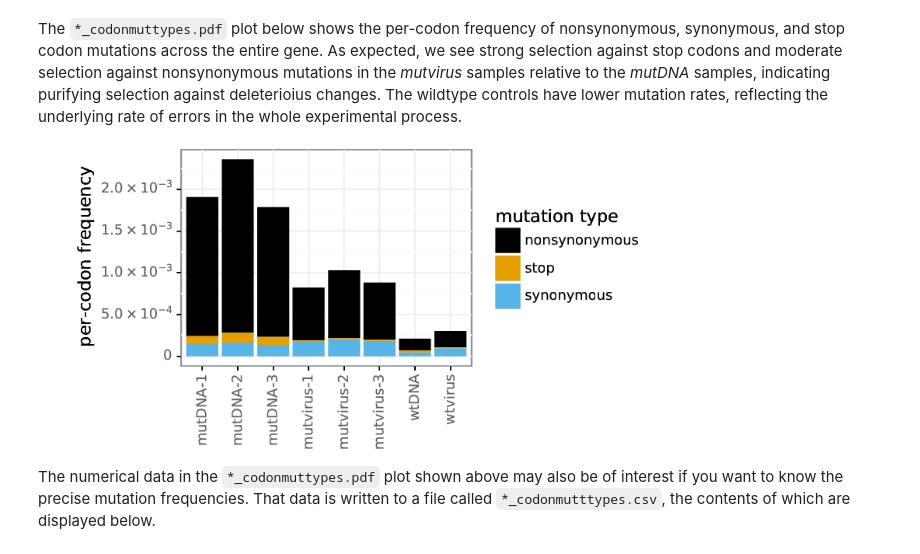
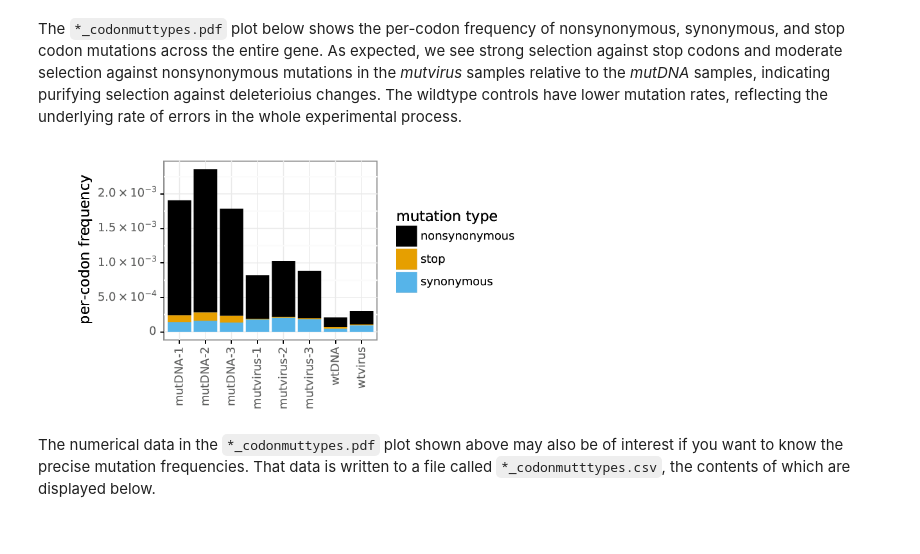
Before and after one commit to jbloomlab/dms_tools2, a Jupyter notebook: examples/Doud2016/analysis_notebook.ipynb, the cells around one changed output. Drawn from its saved outputs; the diff is of its cells as text; code cells hidden in the pictures.

```diff
--- a/examples/Doud2016/analysis_notebook.ipynb
+++ b/examples/Doud2016/analysis_notebook.ipynb
@@ -248,9 +258,9 @@ The `*_codonmuttypes.pdf` plot below shows the per-codon frequency of nonsynonym
 As expected, we see strong selection against stop codons and moderate selection against nonsynonymous mutations in the *mutvirus* samples relative to the *mutDNA* samples, indicating purifying selection against deleterioius changes.
 The wildtype controls have lower mutation rates, reflecting the underlying rate of errors in the whole experimental process.
 # %%
-showPDF(countsplotprefix + '_codonmuttypes.pdf', width=600)
+showPDF(countsplotprefix + '_codonmuttypes.pdf', width=500)
 # %% [output]
-[figure, old version]
+[figure, new version]
 # %% [markdown]
 The numerical data in the `*_codonmuttypes.pdf` plot shown above may also be of interest if you want to know the precise mutation frequencies.
 That data is written to a file called `*_codonmutttypes.csv`, the contents of which are displayed below.
```
Also changed, not shown: parts of 15 cells of this notebook.
